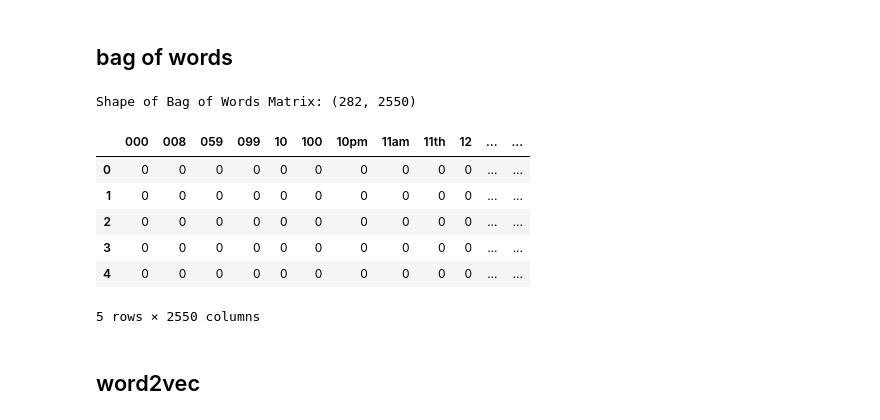
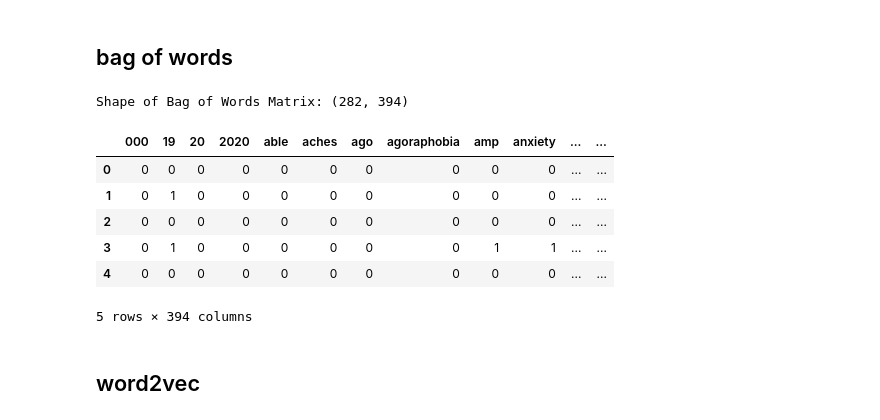
Before and after one commit to loomkoom/hackathon-2, a Jupyter notebook: model/main_human.ipynb, the cells around one changed output. Saved outputs shown, nothing was run; the diff lists cells and outputs as text; code cells hidden in the pictures.

```diff
--- a/model/main_human.ipynb
+++ b/model/main_human.ipynb
@@ -183,26 +183,26 @@ plt.show()
 ## bag of words
 # %%
 # Applying Bag of Words model on the processed text
-count_vect = CountVectorizer(stop_words='english')
+count_vect = CountVectorizer(stop_words='english',min_df=0.01, max_df=0.9, max_features=5000)
 X_train_bow = count_vect.fit_transform(X_train_tweet)
 X_test_bow = count_vect.transform(X_test_tweet)
 
 # Converting BoW matrix to DataFrame for easier visualization
 feature_names_bow = count_vect.get_feature_names_out()
 df_bow = pd.DataFrame(X_train_bow.toarray(), columns=feature_names_bow)
 # Displaying the shape of the BoW matrix and the first few rows of the DataFrame
 df_bow_shape = df_bow.shape
 print('Shape of Bag of Words Matrix:', df_bow_shape)
 display(df_bow.head())
 # %% [output]
-Shape of Bag of Words Matrix: (282, 2550)
+Shape of Bag of Words Matrix: (282, 394)
-|  | 000 | 008 | 059 | 099 | 10 | 100 | 10pm | 11am | 11th | 12 | ... | ... |
+|  | 000 | 19 | 20 | 2020 | able | aches | ago | agoraphobia | amp | anxiety | ... | ... |
 | 0 | 0 | 0 | 0 | 0 | 0 | 0 | 0 | 0 | 0 | 0 | ... | ... |
-| 1 | 0 | 0 | 0 | 0 | 0 | 0 | 0 | 0 | 0 | 0 | ... | ... |
+| 1 | 0 | 1 | 0 | 0 | 0 | 0 | 0 | 0 | 0 | 0 | ... | ... |
 | 2 | 0 | 0 | 0 | 0 | 0 | 0 | 0 | 0 | 0 | 0 | ... | ... |
-| 3 | 0 | 0 | 0 | 0 | 0 | 0 | 0 | 0 | 0 | 0 | ... | ... |
+| 3 | 0 | 1 | 0 | 0 | 0 | 0 | 0 | 0 | 1 | 1 | ... | ... |
 | 4 | 0 | 0 | 0 | 0 | 0 | 0 | 0 | 0 | 0 | 0 | ... | ... |
-5 rows × 2550 columns
+5 rows × 394 columns
 # %% [markdown]
 ## word2vec
 # %%
```
Also changed, not shown: parts of 16 cells of this notebook, 6 other files.
